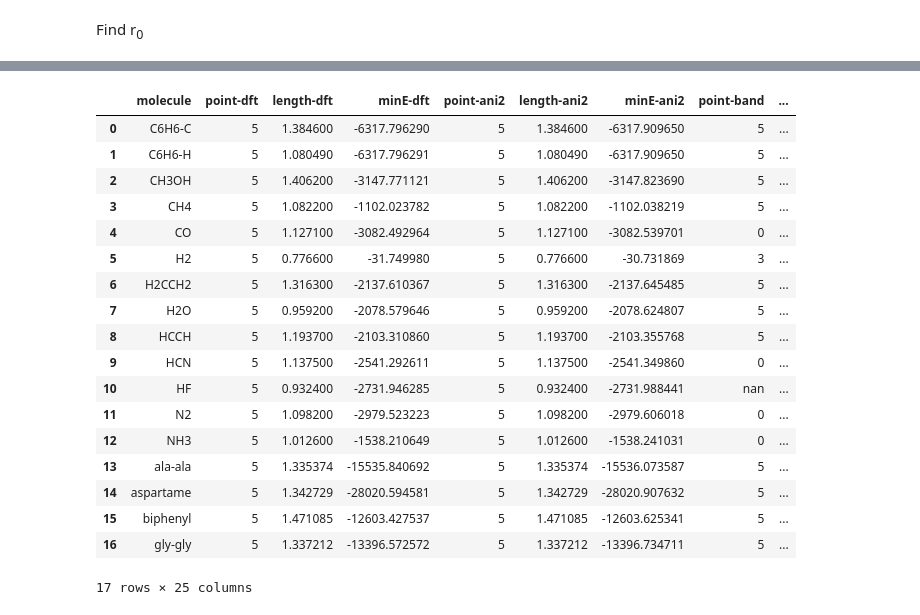
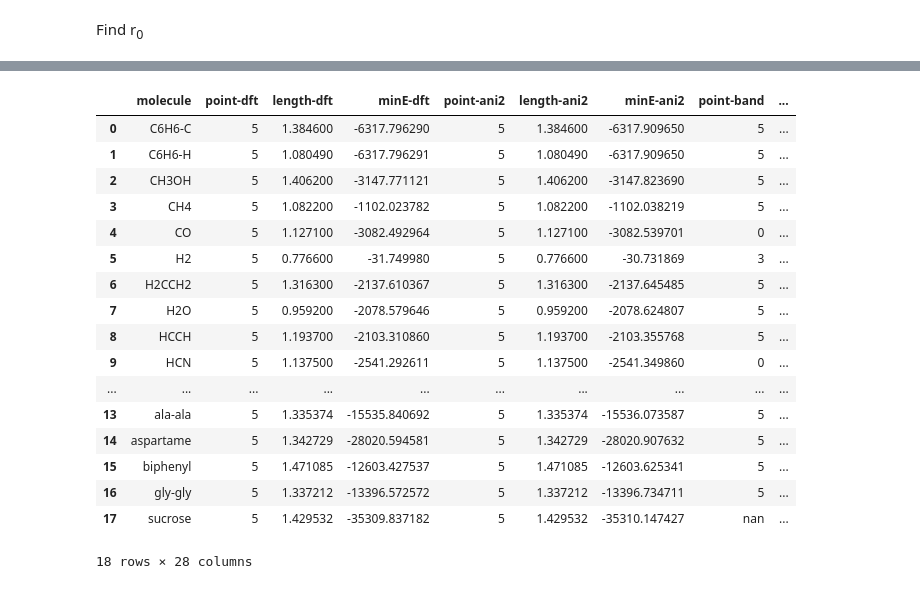
Before and after one commit to dlf57/ml-benchmark, a Jupyter notebook: r0-analysis.ipynb, the cells around one changed output, grey strips where cells are left out. Saved outputs shown, nothing was run; the diff lists cells and outputs as text; code cells hidden in the pictures.

Commit message:
Updateed r0 to include fchl for new molecules

```diff
--- a/r0-analysis.ipynb
+++ b/r0-analysis.ipynb
@@ -41,21 +41,21 @@ for name in names:
 
     if name == 'HF':
         min_b = 'nan'
-#         min_fchl = 'nan'
+        min_fchl = 'nan'
         min_bob = 'nan'
         min_bobk = 'nan'
         min_bobb = 'nan'
         min_mmff = min(ndf['mmff_energy'][:8])
     elif name == 'sucrose':
         min_b = 'nan'
-#         min_fchl = min(ndf['fchl_energy'])
+        min_fchl = min(ndf['fchl_energy'])
         min_bob = min(ndf['bobrfr_energy'])
         min_bobk = min(ndf['bobkrr_energy'])
         min_bobb = min(ndf['bobbrr_energy'])
         min_mmff = min(ndf['mmff_energy'][:9])
     else:
         min_b = min(ndf['BAND_energy'].dropna())
-#         min_fchl = min(ndf['fchl_energy'])
+        min_fchl = min(ndf['fchl_energy'])
         min_bob = min(ndf['bobrfr_energy'])
         min_bobk = min(ndf['bobkrr_energy'])
         min_bobb = min(ndf['bobbrr_energy'])
@@ -67,19 +67,19 @@ for name in names:
     pt_gaff = ndf.loc[df['gaff_energy'] == min_gaff, 'point'].iloc[0]
     if name == 'HF':
         pt_b = 'nan'
-#         pt_fchl = 'nan'
+        pt_fchl = 'nan'
         pt_bob = 'nan'
         pt_bobk = 'nan'
         pt_bobb = 'nan'
     elif name == 'sucrose':
         pt_b = 'nan'
-#         pt_fchl = ndf.loc[df['fchl_energy'] == min_fchl, 'point'].iloc[0]
+        pt_fchl = ndf.loc[df['fchl_energy'] == min_fchl, 'point'].iloc[0]
         pt_bob = ndf.loc[df['bobrfr_energy'] == min_bob, 'point'].iloc[0]
         pt_bobk = ndf.loc[df['bobkrr_energy'] == min_bobk, 'point'].iloc[0]
         pt_bobb = ndf.loc[df['bobbrr_energy'] == min_bobb, 'point'].iloc[0]
     else:
         pt_b = ndf.loc[df['BAND_energy'] == min_b, 'point'].iloc[0]
-#         pt_fchl = ndf.loc[df['fchl_energy'] == min_fchl, 'point'].iloc[0]
+        pt_fchl = ndf.loc[df['fchl_energy'] == min_fchl, 'point'].iloc[0]
         pt_bob = ndf.loc[df['bobrfr_energy'] == min_bob, 'point'].iloc[0]
         pt_bobk = ndf.loc[df['bobkrr_energy'] == min_bobk, 'point'].iloc[0]
         pt_bobb = ndf.loc[df['bobbrr_energy'] == min_bobb, 'point'].iloc[0]
@@ -90,19 +90,19 @@ for name in names:
     l_gaff = ndf.loc[df['gaff_energy'] == min_gaff, 'length'].iloc[0]
     if name == 'HF':
         l_b = 'nan'
-#         l_fchl = 'nan'
+        l_fchl = 'nan'
         l_bob = 'nan'
         l_bobk = 'nan'
         l_bobb = 'nan'
     elif name == 'sucrose':
         l_b = 'nan'
-#         l_fchl = ndf.loc[df['fchl_energy'] == min_fchl, 'length'].iloc[0]
+        l_fchl = ndf.loc[df['fchl_energy'] == min_fchl, 'length'].iloc[0]
         l_bob = ndf.loc[df['bobrfr_energy'] == min_bob, 'length'].iloc[0]
         l_bobk = ndf.loc[df['bobkrr_energy'] == min_bobk, 'length'].iloc[0]
         l_bobb = ndf.loc[df['bobbrr_energy'] == min_bobb, 'length'].iloc[0]
     else:
         l_b = ndf.loc[df['BAND_energy'] == min_b, 'length'].iloc[0]
-#         l_fchl = ndf.loc[df['fchl_energy'] == min_fchl, 'length'].iloc[0]
+        l_fchl = ndf.loc[df['fchl_energy'] == min_fchl, 'length'].iloc[0]
         l_bob = ndf.loc[df['bobrfr_energy'] == min_bob, 'length'].iloc[0]
         l_bobk = ndf.loc[df['bobkrr_energy'] == min_bobk, 'length'].iloc[0]
         l_bobb = ndf.loc[df['bobbrr_energy'] == min_bobb, 'length'].iloc[0]
@@ -118,9 +118,9 @@ for name in names:
     d.update({'point-band': pt_b})
     d.update({'length-band': l_b})
     d.update({'minE-band': min_b})
-#     d.update({'point-fchl': pt_fchl})
-#     d.update({'length-fchl': l_fchl})
-#     d.update({'minE-fchl': min_fchl})
+    d.update({'point-fchl': pt_fchl})
+    d.update({'length-fchl': l_fchl})
+    d.update({'minE-fchl': min_fchl})
     d.update({'point-bobrfr': pt_bob})
     d.update({'length-bobrfr': l_bob})
     d.update({'minE-bobrfr': min_bob})
@@ -140,34 +140,33 @@ for name in names:
 # %%
 rdf = pd.DataFrame(r0, columns=['molecule',
                                 'point-dft', 'length-dft', 'minE-dft',
                                 'point-ani2', 'length-ani2', 'minE-ani2',
                                 'point-band', 'length-band', 'minE-band',
-#                                 'point-fchl', 'length-fchl', 'minE-fchl',
+                                'point-fchl', 'length-fchl', 'minE-fchl',
                                 'point-bobrfr', 'length-bobrfr', 'minE-bobrfr',
                                 'point-bobkrr', 'length-bobkrr', 'minE-bobkrr',
                                 'point-bobbrr', 'length-bobbrr', 'minE-bobbrr',
                                 'point-mmff', 'length-mmff', 'minE-mmff',
                                 'point-gaff', 'length-gaff', 'minE-gaff'])
 rdf
 # %% [output]
 |  | molecule | point-dft | length-dft | minE-dft | point-ani2 | length-ani2 | minE-ani2 | point-band | ... |
 | 0 | C6H6-C | 5 | 1.384600 | -6317.796290 | 5 | 1.384600 | -6317.909650 | 5 | ... |
 | 1 | C6H6-H | 5 | 1.080490 | -6317.796291 | 5 | 1.080490 | -6317.909650 | 5 | ... |
 | 2 | CH3OH | 5 | 1.406200 | -3147.771121 | 5 | 1.406200 | -3147.823690 | 5 | ... |
 | 3 | CH4 | 5 | 1.082200 | -1102.023782 | 5 | 1.082200 | -1102.038219 | 5 | ... |
 | 4 | CO | 5 | 1.127100 | -3082.492964 | 5 | 1.127100 | -3082.539701 | 0 | ... |
 | 5 | H2 | 5 | 0.776600 | -31.749980 | 5 | 0.776600 | -30.731869 | 3 | ... |
 | 6 | H2CCH2 | 5 | 1.316300 | -2137.610367 | 5 | 1.316300 | -2137.645485 | 5 | ... |
 | 7 | H2O | 5 | 0.959200 | -2078.579646 | 5 | 0.959200 | -2078.624807 | 5 | ... |
 | 8 | HCCH | 5 | 1.193700 | -2103.310860 | 5 | 1.193700 | -2103.355768 | 5 | ... |
 | 9 | HCN | 5 | 1.137500 | -2541.292611 | 5 | 1.137500 | -2541.349860 | 0 | ... |
-| 10 | HF | 5 | 0.932400 | -2731.946285 | 5 | 0.932400 | -2731.988441 | nan | ... |
-| 11 | N2 | 5 | 1.098200 | -2979.523223 | 5 | 1.098200 | -2979.606018 | 0 | ... |
-| 12 | NH3 | 5 | 1.012600 | -1538.210649 | 5 | 1.012600 | -1538.241031 | 0 | ... |
+| ... | ... | ... | ... | ... | ... | ... | ... | ... | ... |
 | 13 | ala-ala | 5 | 1.335374 | -15535.840692 | 5 | 1.335374 | -15536.073587 | 5 | ... |
 | 14 | aspartame | 5 | 1.342729 | -28020.594581 | 5 | 1.342729 | -28020.907632 | 5 | ... |
 | 15 | biphenyl | 5 | 1.471085 | -12603.427537 | 5 | 1.471085 | -12603.625341 | 5 | ... |
 | 16 | gly-gly | 5 | 1.337212 | -13396.572572 | 5 | 1.337212 | -13396.734711 | 5 | ... |
+| 17 | sucrose | 5 | 1.429532 | -35309.837182 | 5 | 1.429532 | -35310.147427 | nan | ... |
-17 rows × 25 columns
+18 rows × 28 columns
 # %%
 rdf.to_csv('data/r0.csv', index=False)
```
Also changed, not shown: parts of 2 cells of this notebook, 1 other file.
